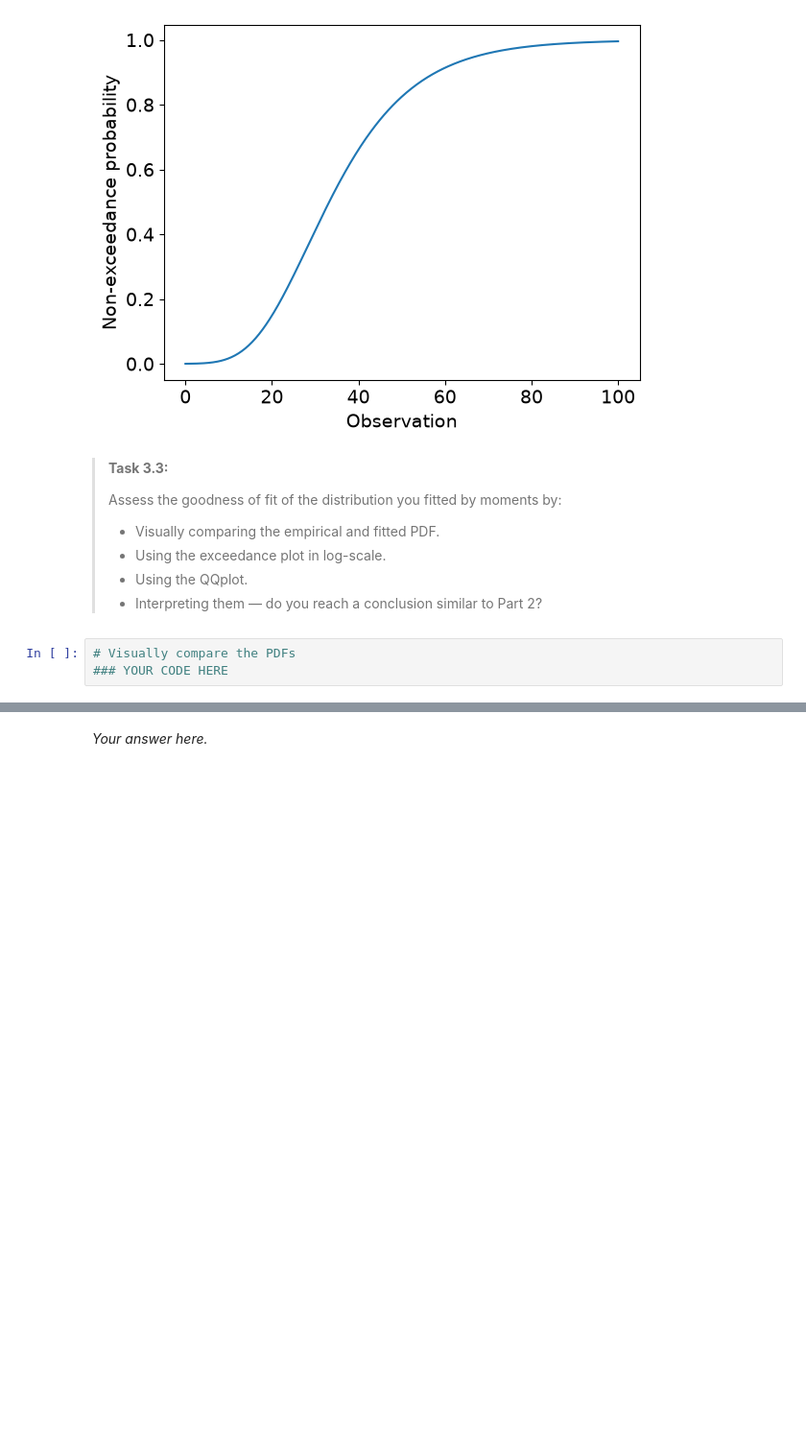
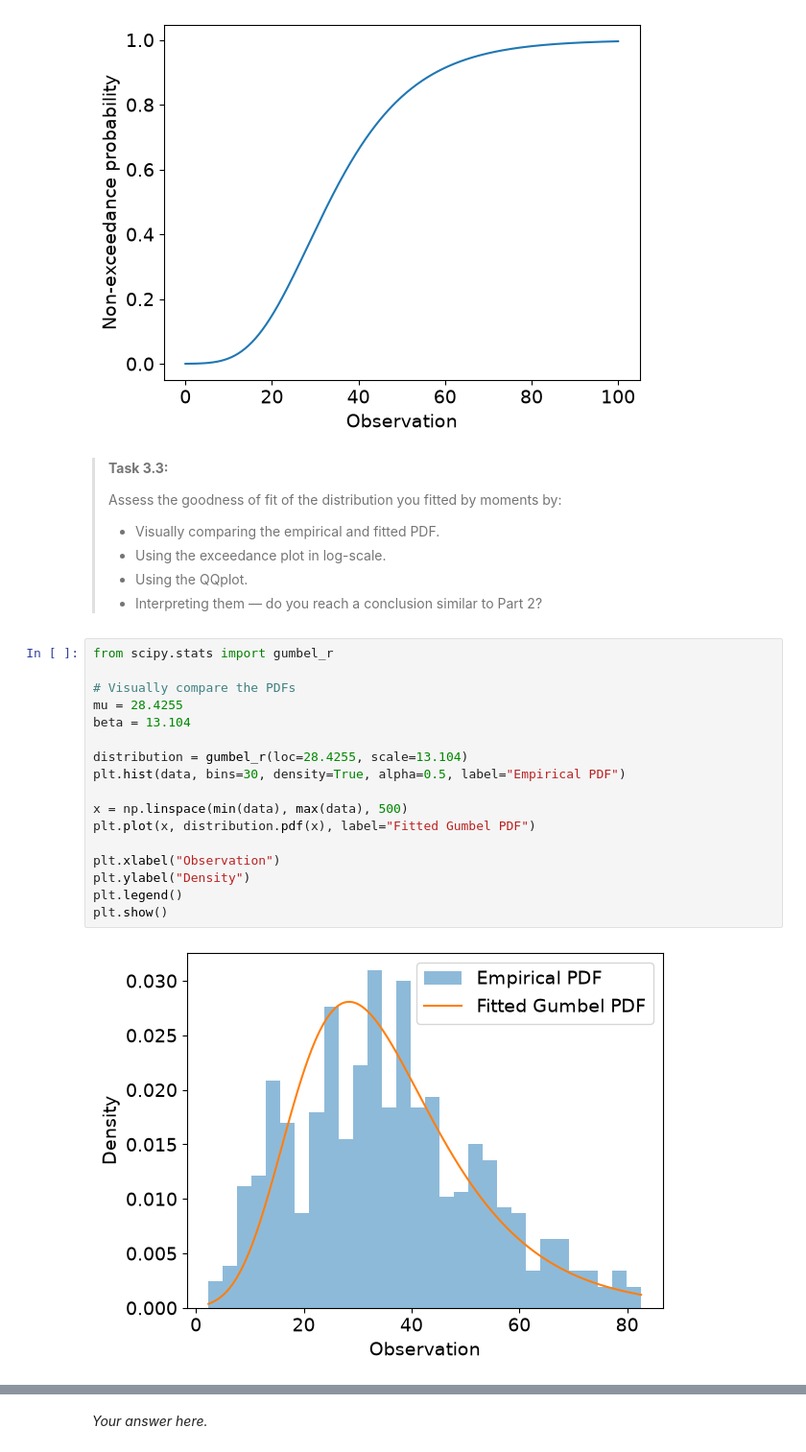
Before and after one commit to jjongejeugd/WS1.4, a Jupyter notebook: all_files_WS_1_4/WS1_4_Fit_happens.ipynb, the cells around one changed output, grey strips where cells are left out. Shown at 96% size. Drawn from its saved outputs; the diff is of its cells as text; blank space fills up the shorter version.

```diff
--- a/all_files_WS_1_4/WS1_4_Fit_happens.ipynb
+++ b/all_files_WS_1_4/WS1_4_Fit_happens.ipynb
@@ -221,7 +221,23 @@ plt.show()
 >- Interpreting them — do you reach a conclusion similar to Part 2?
 >
 # %%
+from scipy.stats import gumbel_r
+
 # Visually compare the PDFs
-### YOUR CODE HERE
+mu = 28.4255
+beta = 13.104
+
+distribution = gumbel_r(loc=28.4255, scale=13.104)
+plt.hist(data, bins=30, density=True, alpha=0.5, label="Empirical PDF")
+
+x = np.linspace(min(data), max(data), 500)
+plt.plot(x, distribution.pdf(x), label="Fitted Gumbel PDF")
+
+plt.xlabel("Observation")
+plt.ylabel("Density")
+plt.legend()
+plt.show()
+# %% [output]
+[figure, added]
 # %%
 # Visually compare the exceedance probabilities
```
Also changed, not shown: parts of 5 cells of this notebook.
